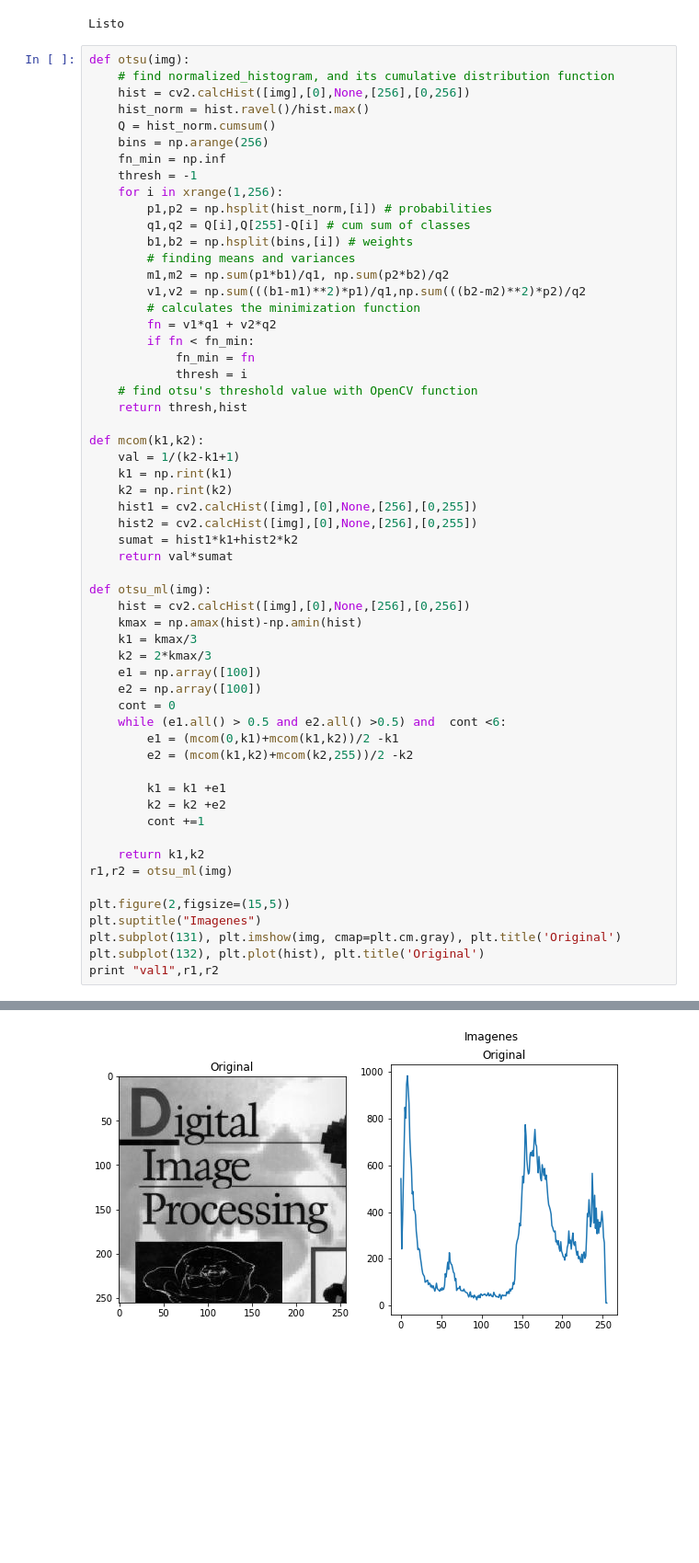
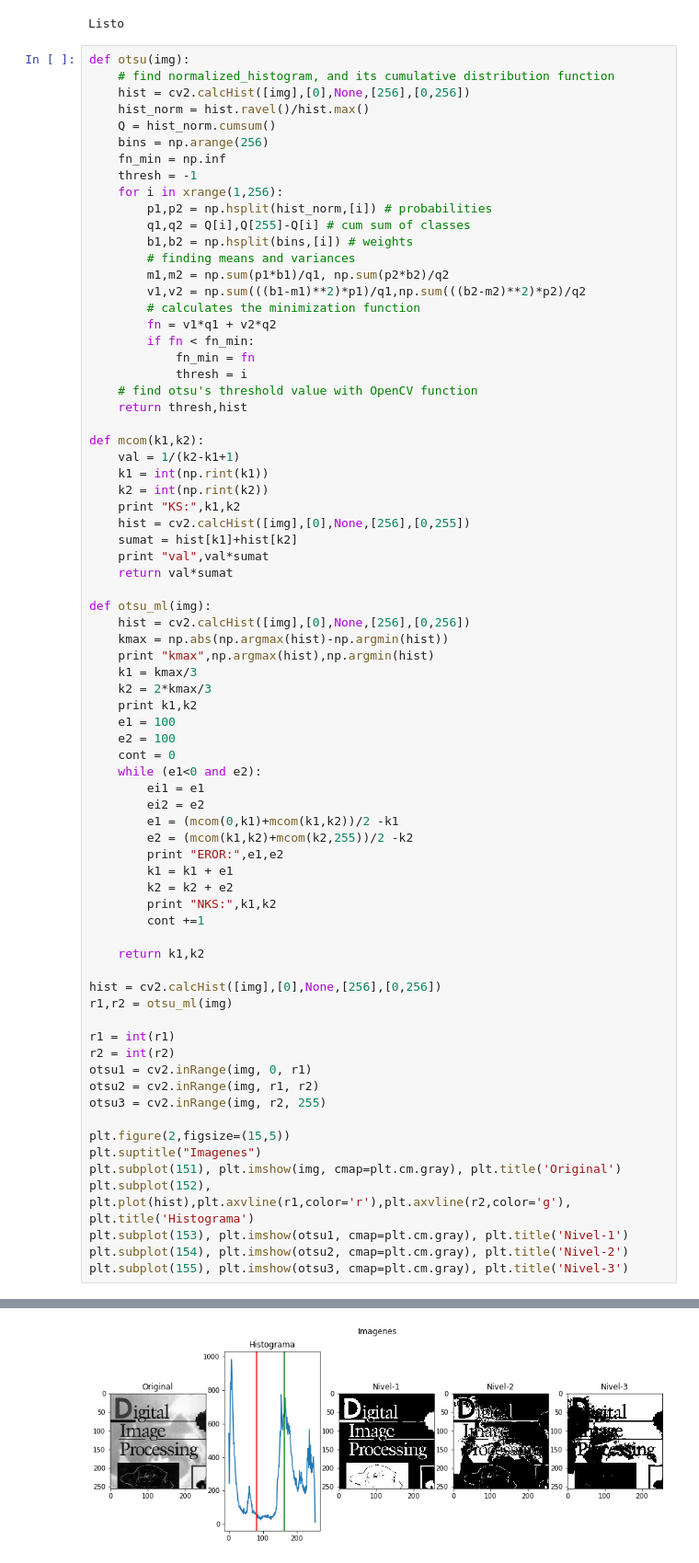
Before and after one commit to seradiazpin/MachineVisionUnal, a Jupyter notebook: Tarea8/Tarea8.ipynb, the cells around one changed output, grey strips where cells are left out. Shown at 92% size. Saved outputs shown, nothing was run; the diff lists cells and outputs as text; blank space fills up the shorter version.

```diff
--- a/Tarea8/Tarea8.ipynb
+++ b/Tarea8/Tarea8.ipynb
@@ -50,35 +50,51 @@ def otsu(img):
 
 def mcom(k1,k2):
     val = 1/(k2-k1+1)
-    k1 = np.rint(k1)
-    k2 = np.rint(k2)
-    hist1 = cv2.calcHist([img],[0],None,[256],[0,255])
-    hist2 = cv2.calcHist([img],[0],None,[256],[0,255])
-    sumat = hist1*k1+hist2*k2
+    k1 = int(np.rint(k1))
+    k2 = int(np.rint(k2))
+    print "KS:",k1,k2
+    hist = cv2.calcHist([img],[0],None,[256],[0,255])
+    sumat = hist[k1]+hist[k2]
+    print "val",val*sumat
     return val*sumat
 
 def otsu_ml(img):
     hist = cv2.calcHist([img],[0],None,[256],[0,256])
-    kmax = np.amax(hist)-np.amin(hist)
+    kmax = np.abs(np.argmax(hist)-np.argmin(hist))
+    print "kmax",np.argmax(hist),np.argmin(hist)
     k1 = kmax/3
     k2 = 2*kmax/3
-    e1 = np.array([100])
-    e2 = np.array([100])
+    print k1,k2
+    e1 = 100
+    e2 = 100
     cont = 0
-    while (e1.all() > 0.5 and e2.all() >0.5) and  cont <6:
+    while (e1<0 and e2):
+        ei1 = e1
+        ei2 = e2
         e1 = (mcom(0,k1)+mcom(k1,k2))/2 -k1
         e2 = (mcom(k1,k2)+mcom(k2,255))/2 -k2
-
-        k1 = k1 +e1
-        k2 = k2 +e2
+        print "EROR:",e1,e2
+        k1 = k1 + e1
+        k2 = k2 + e2
+        print "NKS:",k1,k2
         cont +=1
 
     return k1,k2
+
+hist = cv2.calcHist([img],[0],None,[256],[0,256])
 r1,r2 = otsu_ml(img)
+
+r1 = int(r1)
+r2 = int(r2)
+otsu1 = cv2.inRange(img, 0, r1)
+otsu2 = cv2.inRange(img, r1, r2)
+otsu3 = cv2.inRange(img, r2, 255)
 
 plt.figure(2,figsize=(15,5))
 plt.suptitle("Imagenes")
-plt.subplot(131), plt.imshow(img, cmap=plt.cm.gray), plt.title('Original')
-plt.subplot(132), plt.plot(hist), plt.title('Original')
-print "val1",r1,r2
+plt.subplot(151), plt.imshow(img, cmap=plt.cm.gray), plt.title('Original')
+plt.subplot(152), plt.plot(hist),plt.axvline(r1,color='r'),plt.axvline(r2,color='g'), plt.title('Histograma')
+plt.subplot(153), plt.imshow(otsu1, cmap=plt.cm.gray), plt.title('Nivel-1')
+plt.subplot(154), plt.imshow(otsu2, cmap=plt.cm.gray), plt.title('Nivel-2')
+plt.subplot(155), plt.imshow(otsu3, cmap=plt.cm.gray), plt.title('Nivel-3')
 # %% [output]
@@ -102 +106 @@ val1 [[   0.        ]
-[figure, old version]
+[figure, new version]
```
Also changed, not shown: parts of 1 cell of this notebook, 9 other files.
